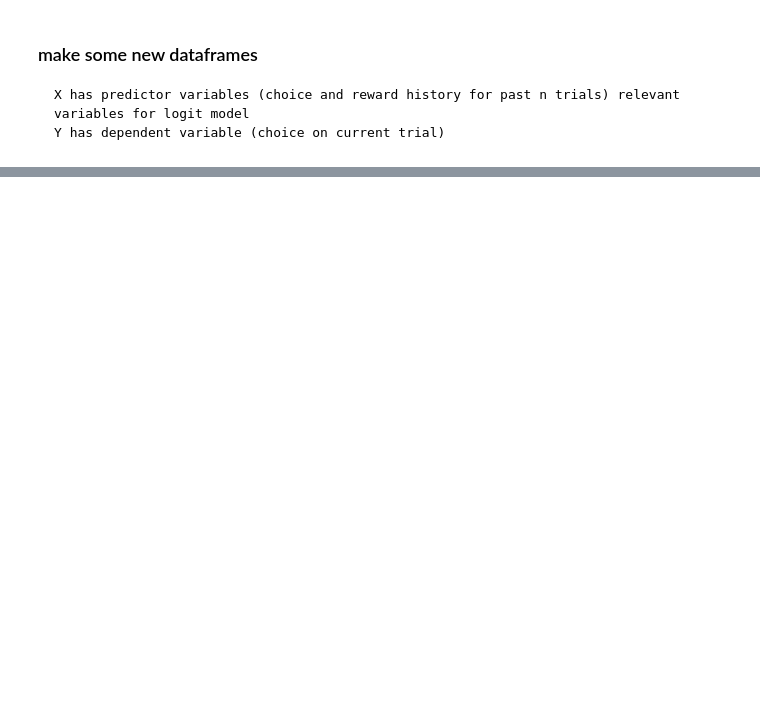
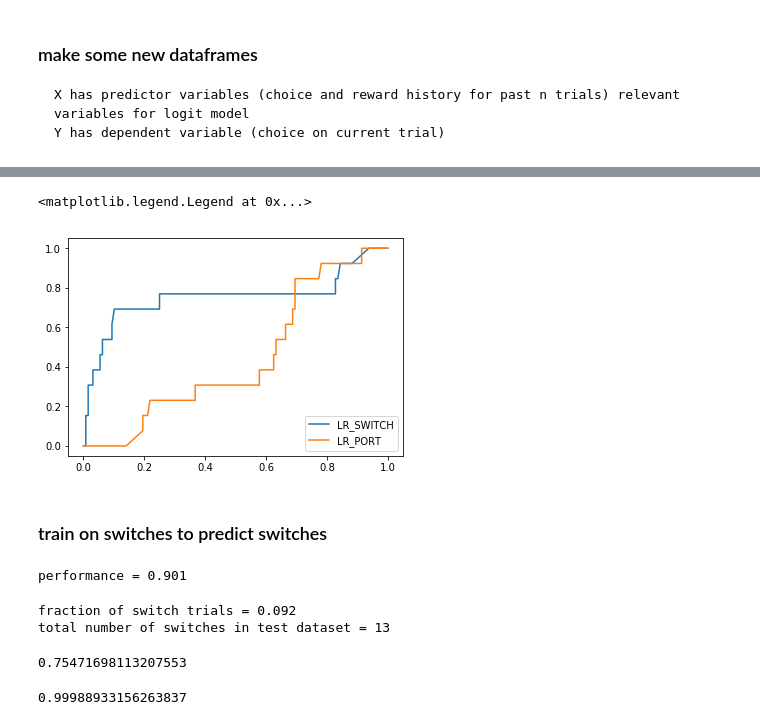
Before and after one commit to celiaberon/mouse_bandit, a Jupyter notebook: jupyter_notebooks/working/logistic_regression_bandit.ipynb, the cells around one changed output, grey strips where cells are left out. Drawn from its saved outputs; the diff is of its cells as text; code cells hidden in the pictures; blank space fills up the shorter version.

```diff
--- a/jupyter_notebooks/working/logistic_regression_bandit.ipynb
+++ b/jupyter_notebooks/working/logistic_regression_bandit.ipynb
@@ -9,2 +22,0 @@ data = pd.read_csv('/Users/celiaberon/Dropbox (HMS)/mouse_bandit/markov_full.csv
-# %%
-data = data[data['Session ID']=='01112018_Mustard']
@@ -131,0 +77,15 @@ plt.xticks(range(len(height)), conditions)
+# %%
+#train on proportion of data up to the 'cutoff.' hold out the rest as test data.
+idx = np.random.permutation(len(X))
+cutoff = 0.7
+idx_train = idx[0:int(len(X)*cutoff)]
+idx_test = idx[int(len(X)*cutoff):]
+
+X_train = X[idx_train]
+X_test = X[idx_test]
+
+Y_train_choice = Y_choice[idx_train]
+Y_test_choice = Y_choice[idx_test]
+
+Y_train_switch = Y_switch[idx_train]
+Y_test_switch = Y_switch[idx_test]
@@ -131,0 +225,50 @@ plt.xticks(range(len(height)), conditions)
+# %%
+from sklearn.metrics import roc_curve, roc_auc_score
+
+fpr, tpr, _ = roc_curve(Y_test, lr_predict_prob_switch[:,1])
+plt.plot(fpr, tpr, label="LR_SWITCH")
+
+fpr, tpr, _ = roc_curve(Y_test, lr_predict_prob_port[:,1])
+plt.plot(fpr, tpr, label="LR_PORT")
+
+plt.legend(loc='lower right')
+# %% [output]
+<matplotlib.legend.Legend at 0x...>
+[figure, added]
+# %% [markdown]
+### train on switches to predict switches
+# %%
+X = np.column_stack((switch_history, reward_history[:,0:8]))
+X_train = X[idx_train]
+X_test = X[idx_test]
+
+# train and test LR
+lr_switch = LogisticRegression()
+lr_switch.fit(X_train, Y_train)
+
+lr_predict_prob_switch = lr_switch.predict_proba(X_test)
+lr_predict_switch = lr_switch.predict(X_test)
+score_switch = lr_switch.score(X_test, Y_test)
+print('performance = {:.3f}'.format(score_switch))
+# %% [output]
+performance = 0.901
+# %%
+print('fraction of switch trials = {:.3f}'.format(np.sum(Y_test)/len(Y_test)))
+print('total number of switches in test dataset = {:.0f}'.format(Y_test.sum()))
+# %% [output]
+fraction of switch trials = 0.092
+total number of switches in test dataset = 13
+# %%
+# calculate accuracy of model at predicting switches
+accuracy_mat = np.abs(Y_test[switch_idx] - lr_predict_switch[switch_idx])
+accuracy_switch = (np.sum(switch)-accuracy_mat.sum())/np.sum(switch)
+accuracy_switch
+# %% [output]
+0.75471698113207553
+# %%
+# calculate accuracy of model at predicting stays
+accuracy_mat = np.abs(Y_test[stay_idx] - lr_predict_switch[stay_idx])
+accuracy_stay = (np.sum(stay_idx)-accuracy_mat.sum())/np.sum(stay_idx)
+accuracy_stay
+# %% [output]
+0.99988933156263837
```
Also changed, not shown: parts of 42 cells of this notebook.
